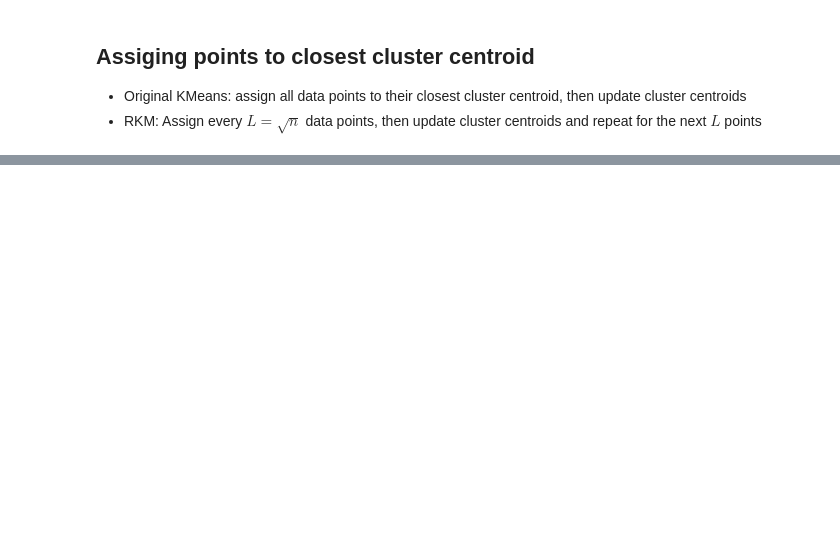
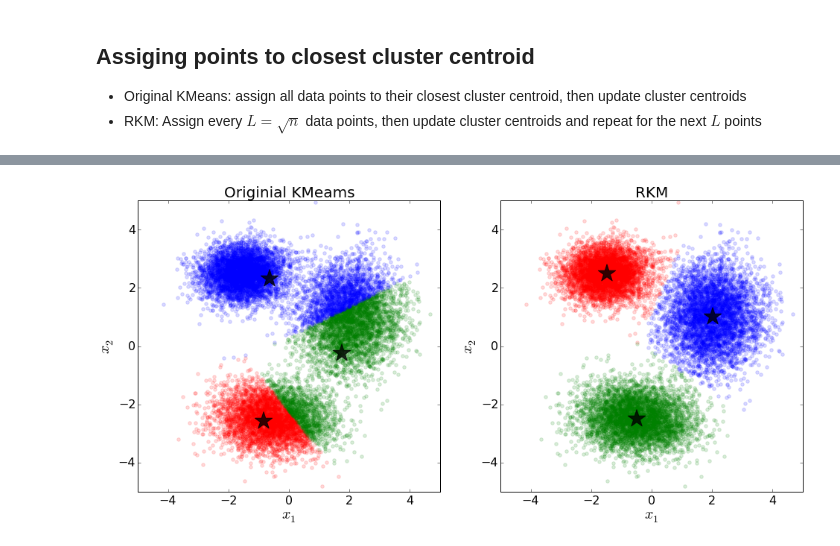
Before and after one commit to vmirly/DataScience, a Jupyter notebook: clustering/Disk-Based Clustering (RKM).ipynb, the cells around one changed output, grey strips where cells are left out. Saved outputs shown, nothing was run; the diff lists cells and outputs as text; code cells hidden in the pictures; blank space fills up the shorter version.

Commit message:
disk-based clustering

```diff
--- a/clustering/Disk-Based Clustering (RKM).ipynb
+++ b/clustering/Disk-Based Clustering (RKM).ipynb
@@ -181,4 +183,0 @@ cal_dist2centroids(dnorm_mixture[0,:], init_centroids)
-# %%
-cluster_origkm = np.repeat(-1, dnorm_shuffled.shape[0])
-
-for i in range(dnorm_shuffled.shape[0]):
@@ -184,0 +260,45 @@ for i in range(dnorm_shuffled.shape[0]):
+# %%
+fig3 = plt.figure(3, figsize=(16,7))
+ax31 = fig3.add_subplot(1, 2, 1)
+
+color_list = ['r', 'g', 'b']
+
+for j in range(k):
+    plt.scatter(dnorm_mixture[cluster_origkm == j,0], dnorm_mixture[cluster_origkm == j,1],
+                color=color_list[j], marker='o', s=20, alpha=0.15)
+
+plt.scatter(upd_centroids[0,0], upd_centroids[0,1], color='black', marker='*', s=600, alpha=0.8)
+plt.scatter(upd_centroids[1,0], upd_centroids[1,1], color='black', marker='*', s=600, alpha=0.8)
+plt.scatter(upd_centroids[2,0], upd_centroids[2,1], color='black', marker='*', s=600, alpha=0.8)
+plt.xlabel('$x_1$', size=20)
+plt.ylabel('$x_2$', size=20)
+plt.title('Originial KMeams', size=20)
+plt.xlim([-5, 5])
+plt.ylim([-5, 5])
+
+plt.setp(ax31.get_xticklabels(), rotation='horizontal', fontsize=16)
+plt.setp(ax31.get_yticklabels(), rotation='horizontal', fontsize=16)
+
+ax32 = fig3.add_subplot(1, 2, 2)
+
+for j in range(k):
+    plt.scatter(dnorm_mixture[cluster_RKM == j,0], dnorm_mixture[cluster_RKM == j,1],
+                color=color_list[j], marker='o', s=20, alpha=0.15)
+
+#plt.scatter(global_mean[0], global_mean[1], color='r', marker='+', s=400, alpha=0.8, linewidth=4.0)
+plt.scatter(upd_centroids_RKM[0,0], upd_centroids_RKM[0,1], color='black', marker='*', s=600, alpha=0.8)
+plt.scatter(upd_centroids_RKM[1,0], upd_centroids_RKM[1,1], color='black', marker='*', s=600, alpha=0.8)
+plt.scatter(upd_centroids_RKM[2,0], upd_centroids_RKM[2,1], color='black', marker='*', s=600, alpha=0.8)
+plt.xlabel('$x_1$', size=20)
+plt.ylabel('$x_2$', size=20)
+plt.title('RKM', size=20)
+plt.xlim([-5, 5])
+plt.ylim([-5, 5])
+
+plt.setp(ax32.get_xticklabels(), rotation='horizontal', fontsize=16)
+plt.setp(ax32.get_yticklabels(), rotation='horizontal', fontsize=16)
+
+plt.show()
+#py.iplot_mpl(fig2, filename='DataScience/clustering/kmeans.init_centroids')
+# %% [output]
+[figure, added]
```
Also changed, not shown: parts of 8 cells of this notebook.
